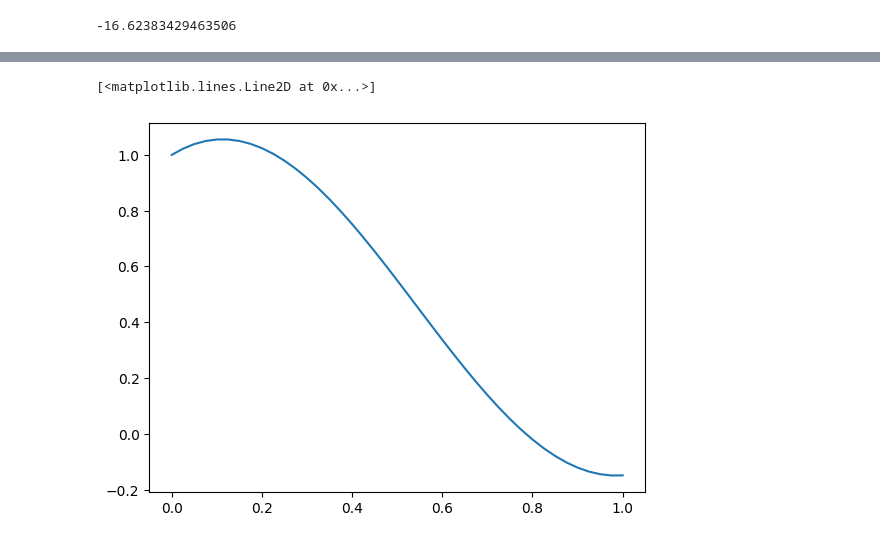
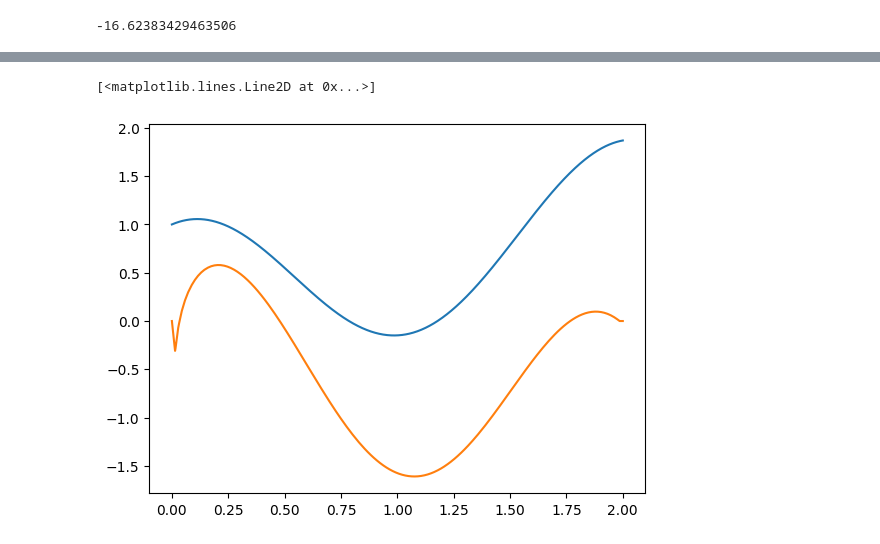
Before and after one commit to KyrylOTheRylo/homeworks_python, a Jupyter notebook: anlysis_labs_ryzh/lab2/Untitled.ipynb, the cells around one changed output, grey strips where cells are left out. Drawn from its saved outputs; the diff is of its cells as text; code cells hidden in the pictures.

```diff
--- a/anlysis_labs_ryzh/lab2/Untitled.ipynb
+++ b/anlysis_labs_ryzh/lab2/Untitled.ipynb
@@ -56,5 +83,11 @@ for i in range(n-1):
     for l in range(acc):
         sum_ii+= (-k(x_j[i]+l*step) + (x_j[i]+l*step - x_j[i])*(x_j[i+1] - x_j[i]+l*step)*q(x_j[i]+l*step))*step
     alpha_ii[i+1,i] = 1/h**2* sum_ii
+for i in range(n-1):
+    sum_ii = 0
+    for l in range(acc):
+        sum_ii+= (k(x_j[i]+l*step-h) + (x_j[i]+l*step-h - x_j[i-1])**2*q(x_j[i]+l*step-h))*step
+        sum_ii+= (k(x_j[i]+l*step) + (-x_j[i]+l*step + x_j[i+1])**2*q(x_j[i]+l*step))*step
+    alpha_ii[i,i] = 1/h**2* sum_ii
 alpha_ii
 # %% [output]
@@ -86,4 +151,4 @@ array([ 8.21562084,  3.04654947,  1.19605101, -4.30493216,  0.        ])
 # %%
-y_i = np.linalg.lstsq(alpha_ii,b_ii)
+y_i = np.linalg.solve(alpha_ii,b_ii)
 y_i
 # %% [output]
@@ -97,5 +172,11 @@ To use the future default and silence this warning we advise to pass `rcond=None
-# %%
-plt.plot( x_j,real(x_j))
-# %% [output]
-[<matplotlib.lines.Line2D at 0x...>]
-[figure, removed]
+# %%
+u_app = lambda x: np.sum([y_i[j]*find_phi(x,j) for j in range(n-1)])
+# %%
+X = np.linspace(A,B,1000)
+Y_app = [u_app(x) for x in X]
+# %%
+plt.plot( X,real(X))
+plt.plot( X,Y_app)
+# %% [output]
+[<matplotlib.lines.Line2D at 0x...>]
+[figure, added]
```
Also changed, not shown: parts of 8 cells of this notebook.
